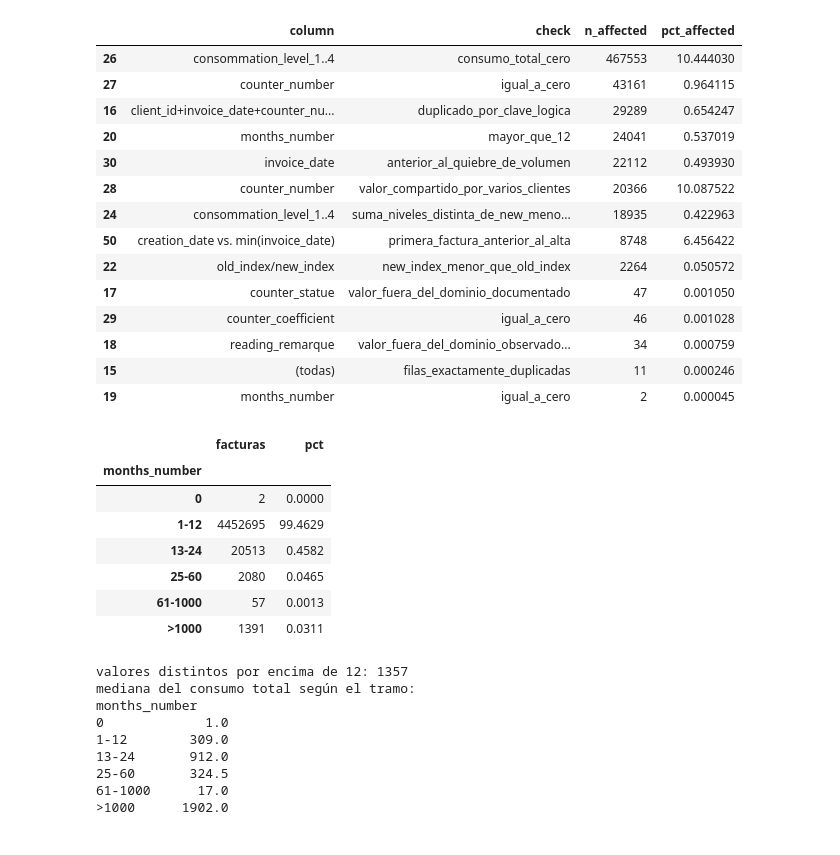
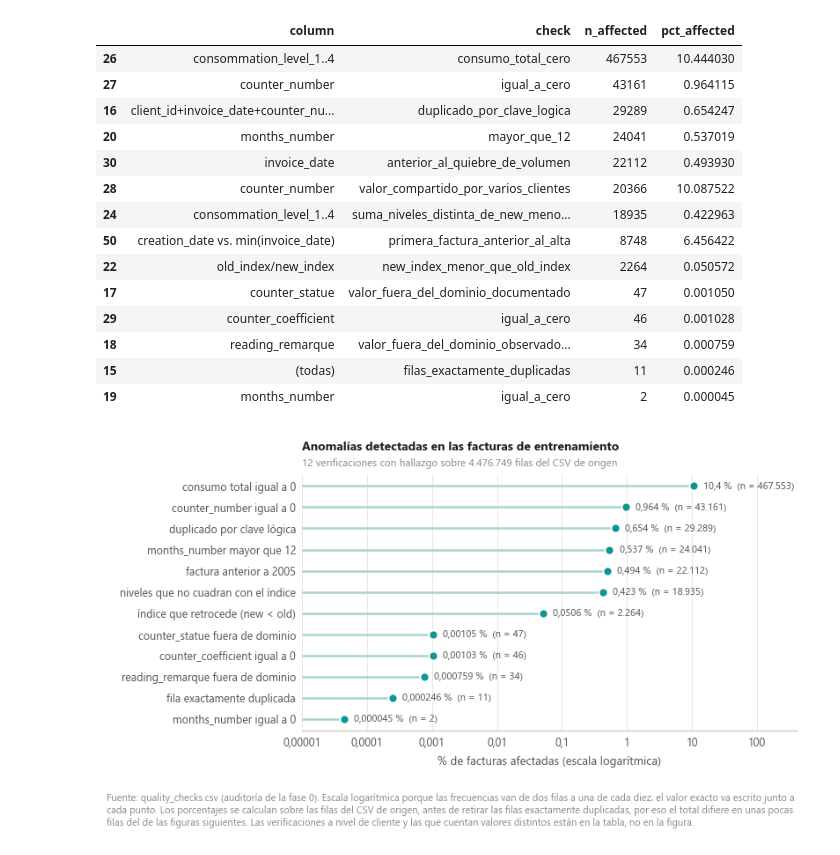
Before and after one commit to omedinaavilla/Fraud-detection-in-Energy-Consume, a Jupyter notebook: notebooks/01_eda.ipynb, the cells around one changed output. Saved outputs shown, nothing was run; the diff lists cells and outputs as text; code cells hidden in the pictures.

```diff
--- a/notebooks/01_eda.ipynb
+++ b/notebooks/01_eda.ipynb
@@ -299,33 +305,47 @@ display(con_hallazgo[con_hallazgo["table"].isin(["invoice_train", "train", "clie
 | 15 | (todas) | filas_exactamente_duplicadas | 11 | 0.000246 |
 | 19 | months_number | igual_a_cero | 2 | 0.000045 |
 # %%
-# Investigación 1. months_number fuera de rango: ¿ruido de captura o períodos largos?
-mn = invoice_train["months_number"]
-tramos = pd.cut(mn, [-1, 0, 12, 24, 60, 1000, mn.max()],
-                labels=["0", "1-12", "13-24", "25-60", "61-1000", ">1000"])
-t1 = tramos.value_counts().sort_index().rename("facturas").to_frame()
-t1["pct"] = (100 * t1["facturas"] / len(mn)).round(4)
-display(t1)
-print("valores distintos por encima de 12:", int(mn[mn > 12].nunique()))
-print("mediana del consumo total según el tramo:")
-consumo_total = invoice_train[CONS].sum(axis=1)
-print(consumo_total.groupby(tramos).median().round(1).to_string())
+# Vista de conjunto de las anomalías de invoice_train: cuántas filas toca cada una.
+# Se excluyen los conteos de cardinalidad y el de counter_number compartido, cuyo
+# denominador son valores distintos y no filas, para que todos los puntos sean comparables.
+ETIQUETAS = {
+    ("(todas)", "filas_exactamente_duplicadas"): "fila exactamente duplicada",
+    ("client_id+invoice_date+counter_number", "duplicado_por_clave_logica"):
+        "duplicado por clave lógica",
+    ("counter_statue", "valor_fuera_del_dominio_documentado"): "counter_statue fuera de dominio",
+    ("reading_remarque", "valor_fuera_del_dominio_observado_en_test"):
+        "reading_remarque fuera de dominio",
+    ("months_number", "igual_a_cero"): "months_number igual a 0",
+    ("months_number", "mayor_que_12"): "months_number mayor que 12",
+    ("old_index/new_index", "new_index_menor_que_old_index"): "índice que retrocede (new < old)",
+    ("consommation_level_1..4", "suma_niveles_distinta_de_new_menos_old"):
+        "niveles que no cuadran con el índice",
+    ("consommation_level_1..4", "consumo_total_cero"): "consumo total igual a 0",
+    ("counter_number", "igual_a_cero"): "counter_number igual a 0",
+    ("counter_coefficient", "igual_a_cero"): "counter_coefficient igual a 0",
+    ("invoice_date", "anterior_al_quiebre_de_volumen"): f"factura anterior a {fg.VOLUME_BREAK_YEAR}",
+}
+anomalias = checks[(checks["table"] == "invoice_train") & (checks["n_affected"] > 0)
+                   & ~checks["check"].isin(["cardinalidad",
+                                            "valor_compartido_por_varios_clientes"])].copy()
+anomalias["etiqueta"] = [ETIQUETAS.get((c, k), f"{c}: {k.replace('_', ' ')}")
+                         for c, k in zip(anomalias["column"], anomalias["check"])]
+
+fig, ax = plt.subplots(figsize=fg.FIGSIZE_WIDE)
+fg.plot_lollipop(ax, anomalias["etiqueta"], anomalias["pct_affected"], anomalias["n_affected"],
+                 xlabel="% de facturas afectadas (escala logarítmica)")
+fg.set_title(ax, "Anomalías detectadas en las facturas de entrenamiento",
+             f"{len(anomalias)} verificaciones con hallazgo sobre "
+             f"{uni.mil(anomalias['n_total'].max())} filas del CSV de origen")
+fig.tight_layout()
+fg.add_caption(fig, "Fuente: quality_checks.csv (auditoría de la fase 0). Escala logarítmica "
+                    "porque las frecuencias van de dos filas a una de cada diez; el valor exacto "
+                    "va escrito junto a cada punto. Los porcentajes se calculan sobre las filas "
+                    "del CSV de origen, antes de retirar las filas exactamente duplicadas, por eso "
+                    "el total difiere en unas pocas filas del de las figuras siguientes. Las "
+                    "verificaciones a nivel de cliente y las que cuentan valores distintos están "
+                    "en la tabla, no en la figura.")
+fg.save_figure(fig, FIGURES / "fig_calidad_anomalias.png")
 # %% [output]
-|  | facturas | pct |
-| months_number |  |  |
-| 0 | 2 | 0.0000 |
-| 1-12 | 4452695 | 99.4629 |
-| 13-24 | 20513 | 0.4582 |
-| 25-60 | 2080 | 0.0465 |
-| 61-1000 | 57 | 0.0013 |
-| >1000 | 1391 | 0.0311 |
-valores distintos por encima de 12: 1357
-mediana del consumo total según el tramo:
-months_number
-0             1.0
-1-12        309.0
-13-24       912.0
-25-60       324.5
-61-1000      17.0
->1000      1902.0
+[figure, added]
 # %%
```
Also changed, not shown: parts of 78 cells of this notebook, 22 other files.
